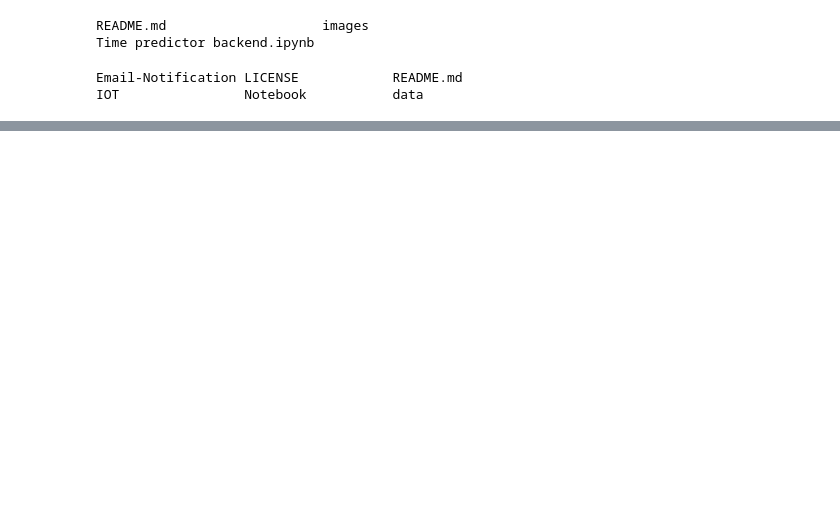
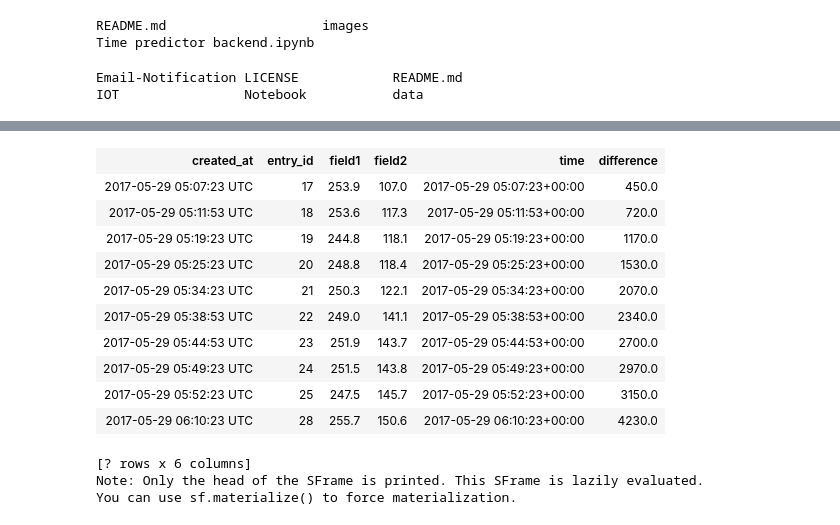
Before and after one commit to shuklasaharsh/IOT_Temperatur_ESP8266, a Jupyter notebook: Notebook/Time predictor backend.ipynb, the cells around one changed output, grey strips where cells are left out. Cells and saved outputs as stored; diff of their text form; code cells hidden in the pictures; blank space fills up the shorter version.

```diff
--- a/Notebook/Time predictor backend.ipynb
+++ b/Notebook/Time predictor backend.ipynb
@@ -937,0 +959,17 @@ model
+# %%
+time_train
+# %% [output]
+| created_at | entry_id | field1 | field2 | time | difference |
+| 2017-05-29 05:07:23 UTC | 17 | 253.9 | 107.0 | 2017-05-29 05:07:23+00:00 | 450.0 |
+| 2017-05-29 05:11:53 UTC | 18 | 253.6 | 117.3 | 2017-05-29 05:11:53+00:00 | 720.0 |
+| 2017-05-29 05:19:23 UTC | 19 | 244.8 | 118.1 | 2017-05-29 05:19:23+00:00 | 1170.0 |
+| 2017-05-29 05:25:23 UTC | 20 | 248.8 | 118.4 | 2017-05-29 05:25:23+00:00 | 1530.0 |
+| 2017-05-29 05:34:23 UTC | 21 | 250.3 | 122.1 | 2017-05-29 05:34:23+00:00 | 2070.0 |
+| 2017-05-29 05:38:53 UTC | 22 | 249.0 | 141.1 | 2017-05-29 05:38:53+00:00 | 2340.0 |
+| 2017-05-29 05:44:53 UTC | 23 | 251.9 | 143.7 | 2017-05-29 05:44:53+00:00 | 2700.0 |
+| 2017-05-29 05:49:23 UTC | 24 | 251.5 | 143.8 | 2017-05-29 05:49:23+00:00 | 2970.0 |
+| 2017-05-29 05:52:23 UTC | 25 | 247.5 | 145.7 | 2017-05-29 05:52:23+00:00 | 3150.0 |
+| 2017-05-29 06:10:23 UTC | 28 | 255.7 | 150.6 | 2017-05-29 06:10:23+00:00 | 4230.0 |
+[? rows x 6 columns]
+Note: Only the head of the SFrame is printed. This SFrame is lazily evaluated.
+You can use sf.materialize() to force materialization.
```
Also changed, not shown: parts of 35 cells of this notebook, 8 other files.
